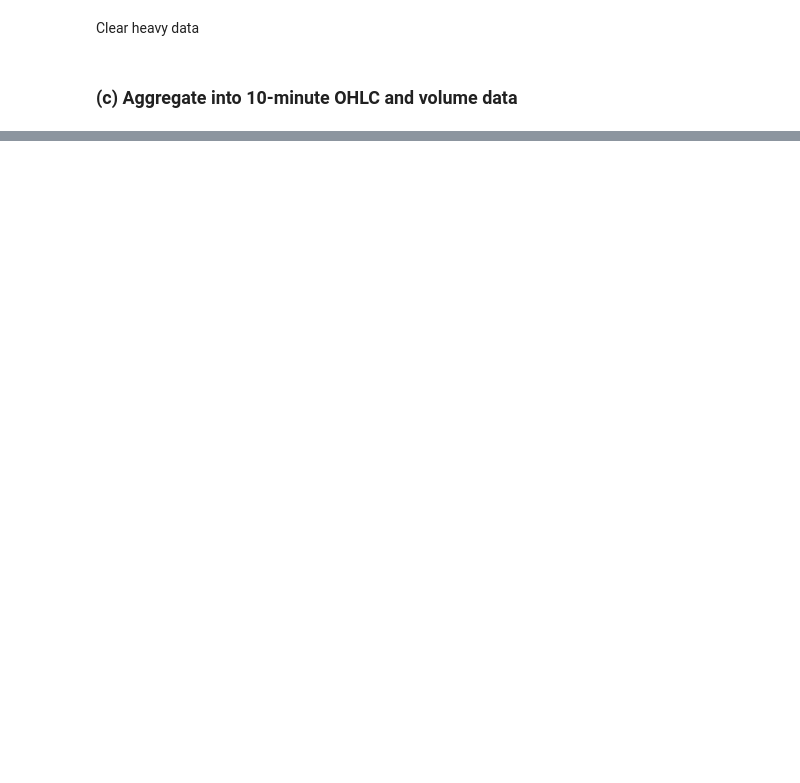
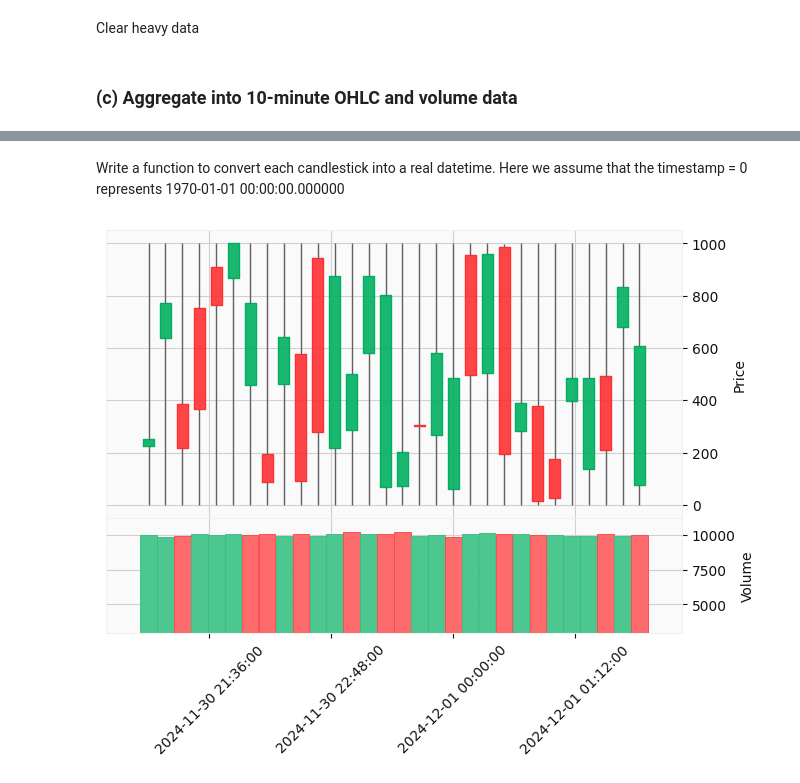
Before and after one commit to Jiian/crypto-hft-stats-analysis, a Jupyter notebook: 02 Statistical Analysis.ipynb, the cells around one changed output, grey strips where cells are left out. Drawn from its saved outputs; the diff is of its cells as text; code cells hidden in the pictures; blank space fills up the shorter version.

```diff
--- a/02 Statistical Analysis.ipynb
+++ b/02 Statistical Analysis.ipynb
@@ -175,0 +198,30 @@ del pd_exectime, pd_exectime_exout, pd_market, pd_market_exout, pd_quantity, pd_
+# %%
+grouped = df\
+    .assign(stick_num = lambda x: x.loc[:, "timestamp"] // stick_size)\
+    .sort_values(by = ["timestamp"])\
+    .groupby(["market", "pair", "stick_num"]).agg(
+        Open = ("price", "first"),
+        High = ("price", "max"),
+        Low = ("price", "min"),
+        Close = ("price", "last"),
+        Volume = ("quantity", "sum")
+    ).compute()
+# %% [markdown]
+Write a function to convert each candlestick into a real datetime. Here we assume that the timestamp = 0 represents 1970-01-01 00:00:00.000000
+# %%
+def sticknum_to_datetime(stick_num, start_datetime, start_sticknum):
+    return start_datetime + timedelta(minutes = int((stick_num - start_sticknum) * 10))
+# %%
+bin_btc = grouped.loc[("BINANCE", "BTC_USDT"), :]
+bin_btc.index = bin_btc.index.to_series().apply(sticknum_to_datetime, start_datetime = datetime(1970, 1, 1), start_sticknum = 0).astype("datetime64[ns]")
+
+mpf.plot(
+    bin_btc.dropna(subset = ["Close"]).sort_index()[:30],
+    type = "candle",
+    style = "yahoo",
+    volume = True,
+    show_nontrading = True,
+    datetime_format = "%Y-%m-%d %H:%M:%S"
+)
+# %% [output]
+[figure, added]
```
Also changed, not shown: parts of 15 cells of this notebook.
